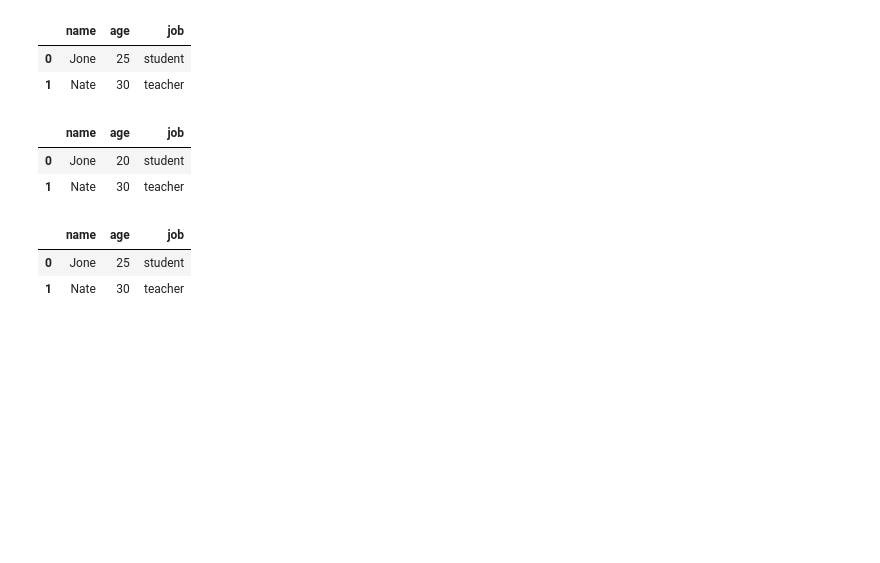
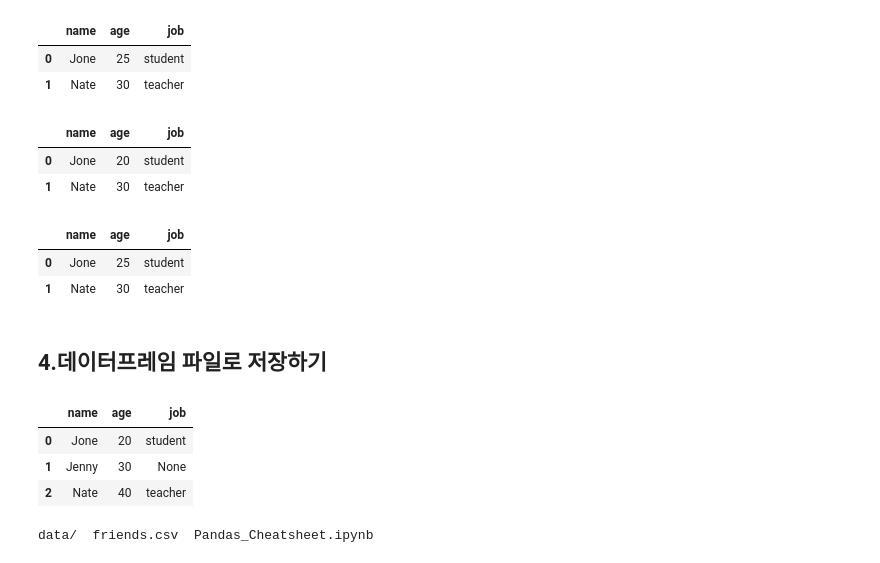
Before and after one commit to euneun316/Python-for-Pandas, a Jupyter notebook: pandas-study.ipynb, the cells around one changed output. Saved outputs shown, nothing was run; the diff lists cells and outputs as text; code cells hidden in the pictures; blank space fills up the shorter version.

```diff
--- a/pandas-study.ipynb
+++ b/pandas-study.ipynb
@@ -200,3 +200,18 @@ df
 |  | name | age | job |
 | 0 | Jone | 25 | student |
 | 1 | Nate | 30 | teacher |
+# %% [markdown]
+## 4.데이터프레임 파일로 저장하기
+# %%
+friends = [{'name':'Jone','age':20,'job':'student'},
+           {'name':'Jenny','age':30,'job':None},
+           {'name':'Nate','age':40,'job':'teacher'}
+           ]
+df = pd.DataFrame(friends)
+df = df[['name','age','job']]
+df
+# %% [output]
+|  | name | age | job |
+| 0 | Jone | 20 | student |
+| 1 | Jenny | 30 | None |
+| 2 | Nate | 40 | teacher |
@@ -202,0 +220,4 @@ df
+# %%
+ls
+# %% [output]
+data/  friends.csv  Pandas_Cheatsheet.ipynb
```
Also changed, not shown: parts of 35 cells of this notebook.
